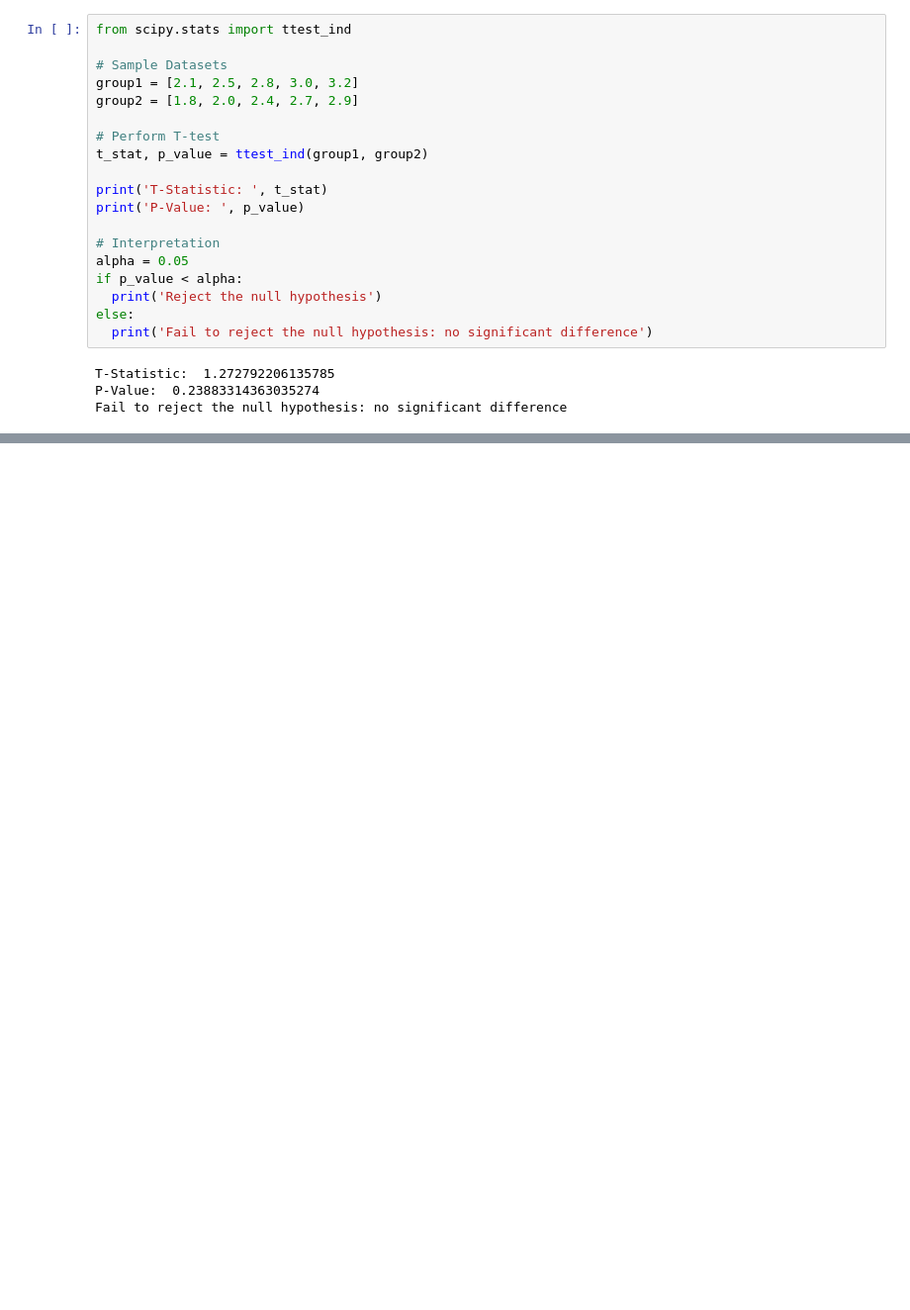
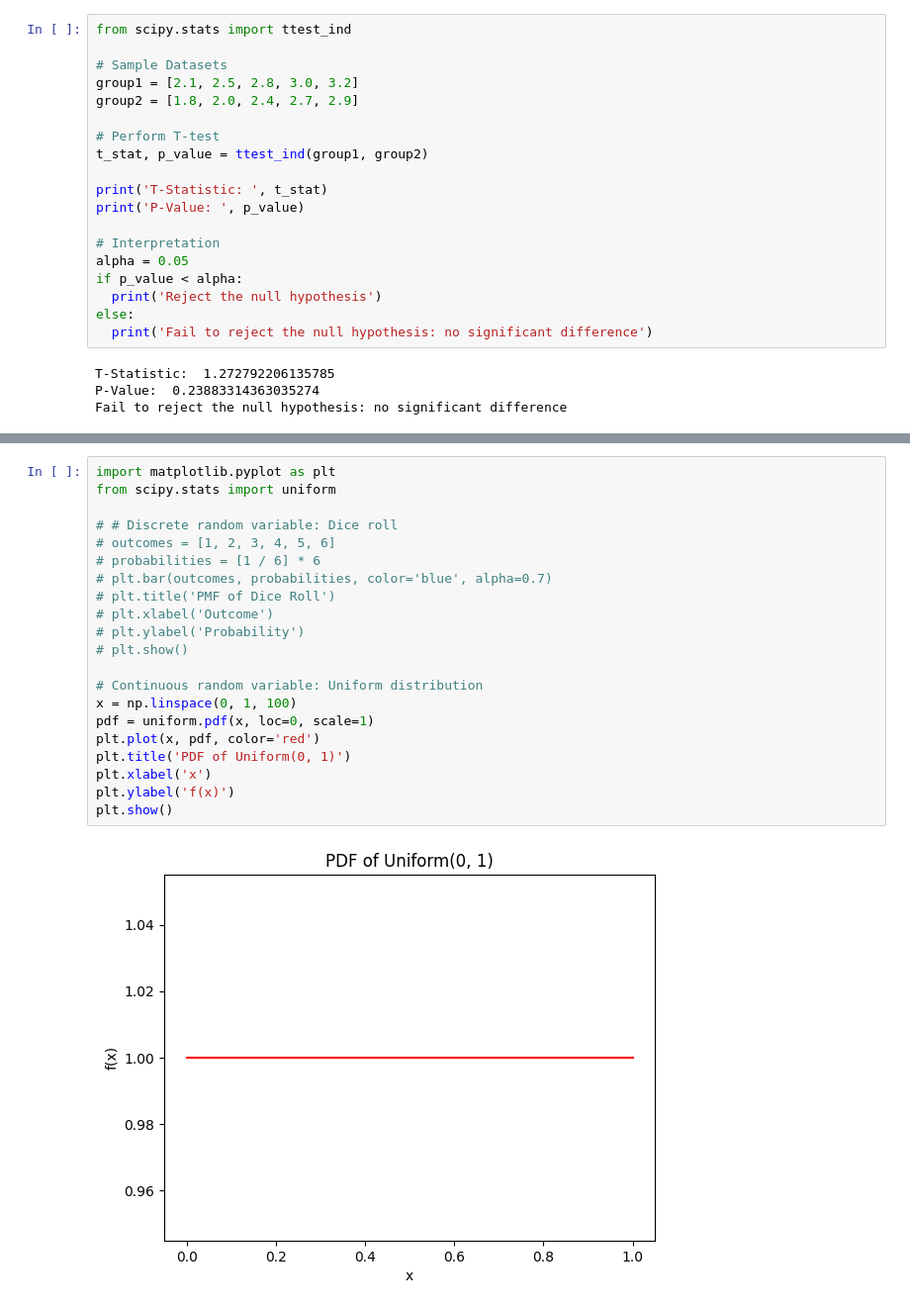
Before and after one commit to Varun-patil-2003/Full-Stack-AI-Engineer, a Jupyter notebook: PracticeML_Que.ipynb, the cells around one changed output, grey strips where cells are left out. Shown at 99% size. Cells and saved outputs as stored; diff of their text form; blank space fills up the shorter version.

```diff
--- a/PracticeML_Que.ipynb
+++ b/PracticeML_Que.ipynb
@@ -1200,0 +1375,23 @@ Fail to reject the null hypothesis: no significant difference
+# %%
+import matplotlib.pyplot as plt
+from scipy.stats import uniform
+
+# # Discrete random variable: Dice roll
+# outcomes = [1, 2, 3, 4, 5, 6]
+# probabilities = [1 / 6] * 6
+# plt.bar(outcomes, probabilities, color='blue', alpha=0.7)
+# plt.title('PMF of Dice Roll')
+# plt.xlabel('Outcome')
+# plt.ylabel('Probability')
+# plt.show()
+
+# Continuous random variable: Uniform distribution
+x = np.linspace(0, 1, 100)
+pdf = uniform.pdf(x, loc=0, scale=1)
+plt.plot(x, pdf, color='red')
+plt.title('PDF of Uniform(0, 1)')
+plt.xlabel('x')
+plt.ylabel('f(x)')
+plt.show()
+# %% [output]
+[figure, added]
```
Also changed, not shown: parts of 16 cells of this notebook.
